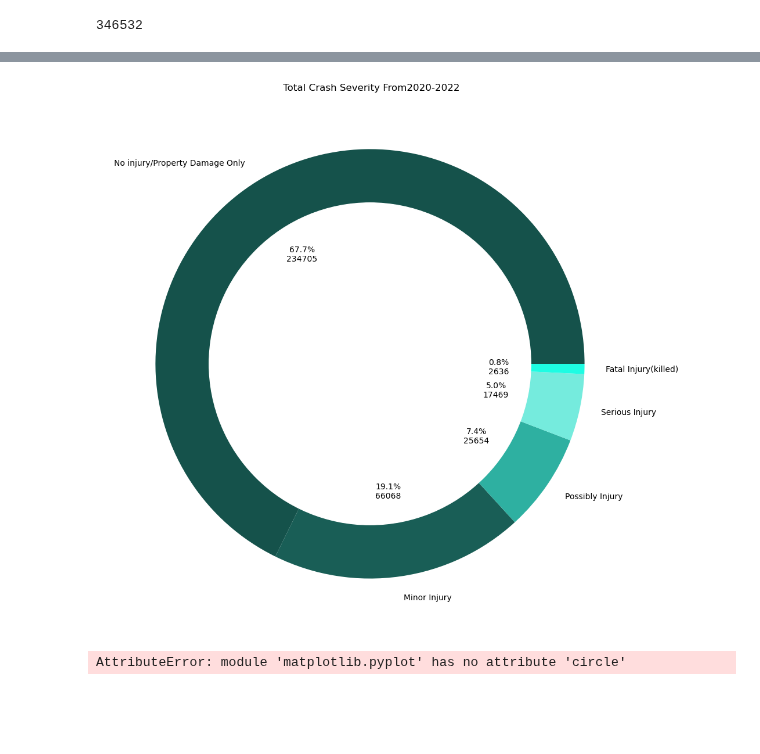
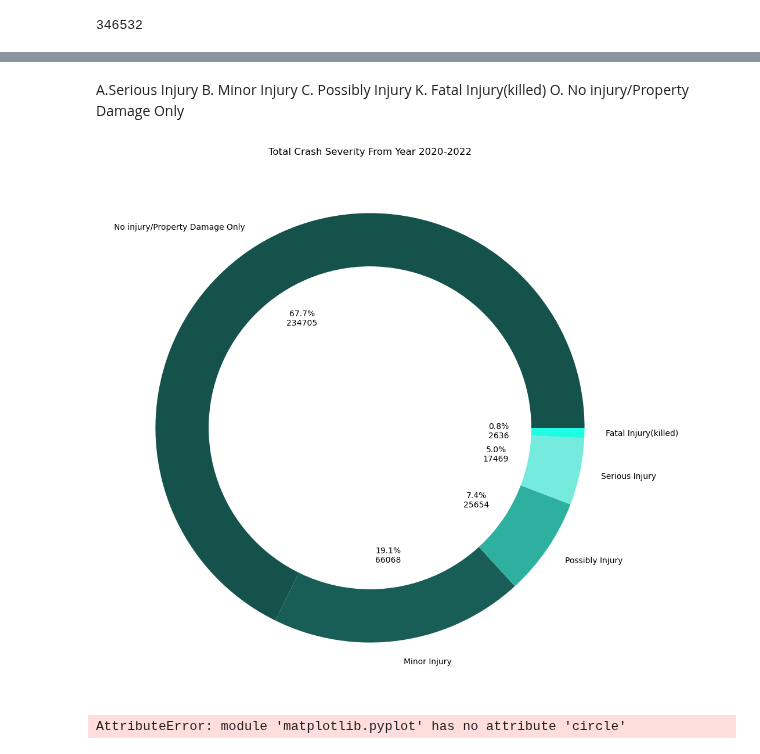
Before and after one commit to Eliab16/VDOT-crash-analysis, a Jupyter notebook: notebooks/VDOT_Analysis.ipynb, the cells around one changed output, grey strips where cells are left out. Cells and saved outputs as stored; diff of their text form; code cells hidden in the pictures; blank space fills up the shorter version.

```diff
--- a/notebooks/VDOT_Analysis.ipynb
+++ b/notebooks/VDOT_Analysis.ipynb
@@ -232,3 +220,9 @@ SyntaxError: invalid syntax (212281042.py, line 1)
+# %% [markdown]
+A.Serious Injury
+B. Minor Injury
+C. Possibly Injury
+K. Fatal Injury(killed)
+O. No injury/Property Damage Only
 # %%
 mapping={'A':'Serious Injury','B':'Minor Injury','C':'Possibly Injury','K':'Fatal Injury(killed)','O': 'No injury/Property Damage Only'}
 # %%
@@ -240,23 +234,23 @@ colors=['#8B4513','#FFE4C4','#FFCCCC','#E6E6FA','#FFA500','#e0fffb']
 # %%
 total3 = crash_data2[crash_data2['crash_severity']!='']['crash_severity'].value_counts().values.sum()
 def fmt(x):
     return '{:.1f}%\n{:.0f}'.format(x, total3*x/100)
 plt.figure(figsize=(15,12))
 plt.pie(crash_data2['crash_severity'].value_counts().values,
         labels=crash_data2['crash_severity'].value_counts().index,
         colors=colors2,
         autopct=fmt)
 circle = plt.Circle((0, 0), radius=0.75, color='white')
 
 # Add the circle object to the plot
 plt.gca().add_artist(circle)
 
 # Set aspect ratio of the plot to be equal
 plt.gca().set_aspect("equal")
-plt.title(' Total Crash Severity From2020-2022')
+plt.title('Total Crash Severity From Year 2020-2022')
 plt.savefig('crash_severity.jpg', format='jpg')
 # %% [output]
-[figure, old version]
+[figure, new version]
 # %%
 center_circle=plt.circle((0,0),
 0.7,color='white')
```
Also changed, not shown: parts of 37 cells of this notebook.
